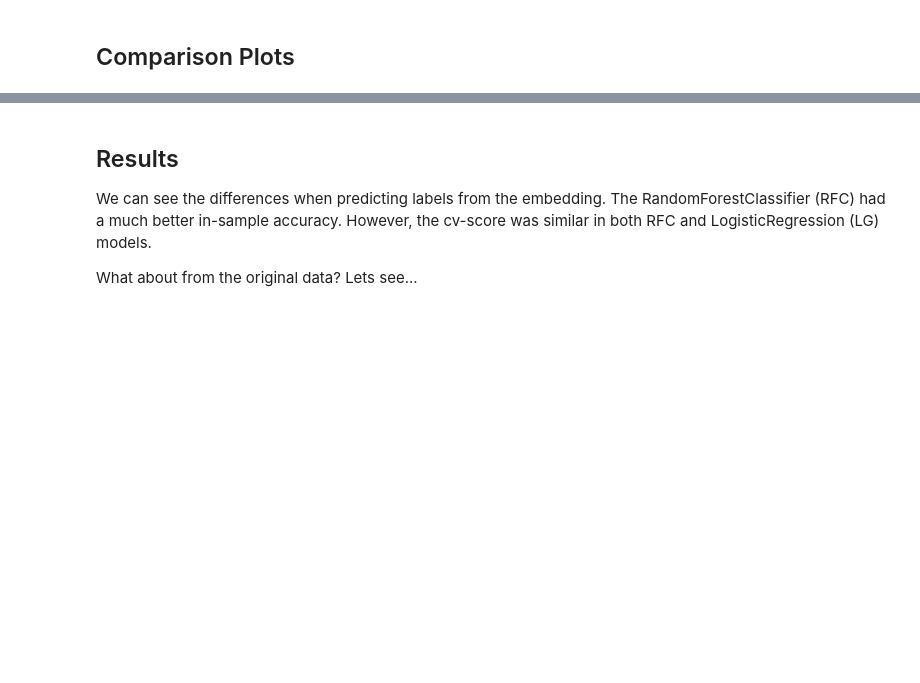
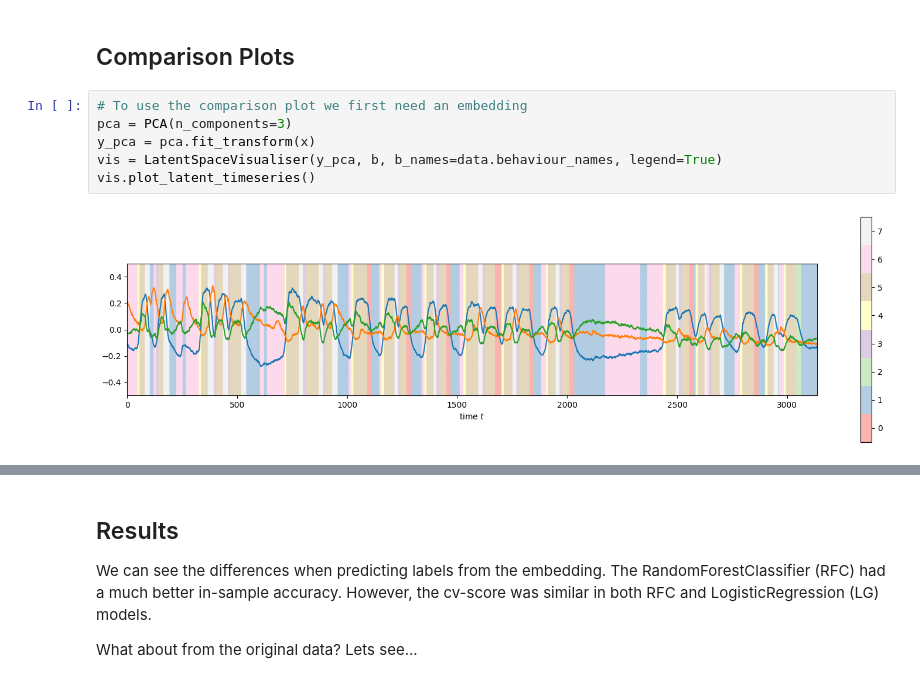
Before and after one commit to neuroinformatics-uni-vienna/NC-MCM, a Jupyter notebook: demos/visualisers.ipynb, the cells around one changed output, grey strips where cells are left out. Cells and saved outputs as stored; diff of their text form; blank space fills up the shorter version.

```diff
--- a/demos/visualisers.ipynb
+++ b/demos/visualisers.ipynb
@@ -43,4 +49,12 @@ plotting_neuronal_behavioural(x, b, b_names=data.behaviour_names)
         <Axes: xlabel='time $t$', ylabel='Behaviour'>], dtype=object))
 # %% [markdown]
 ## Comparison Plots
+# %%
+# To use the comparison plot we first need an embedding
+pca = PCA(n_components=3)
+y_pca = pca.fit_transform(x)
+vis = LatentSpaceVisualiser(y_pca, b, b_names=data.behaviour_names, legend=True)
+vis.plot_latent_timeseries()
+# %% [output]
+[figure, added]
 # %%
```
Also changed, not shown: parts of 10 cells of this notebook.
